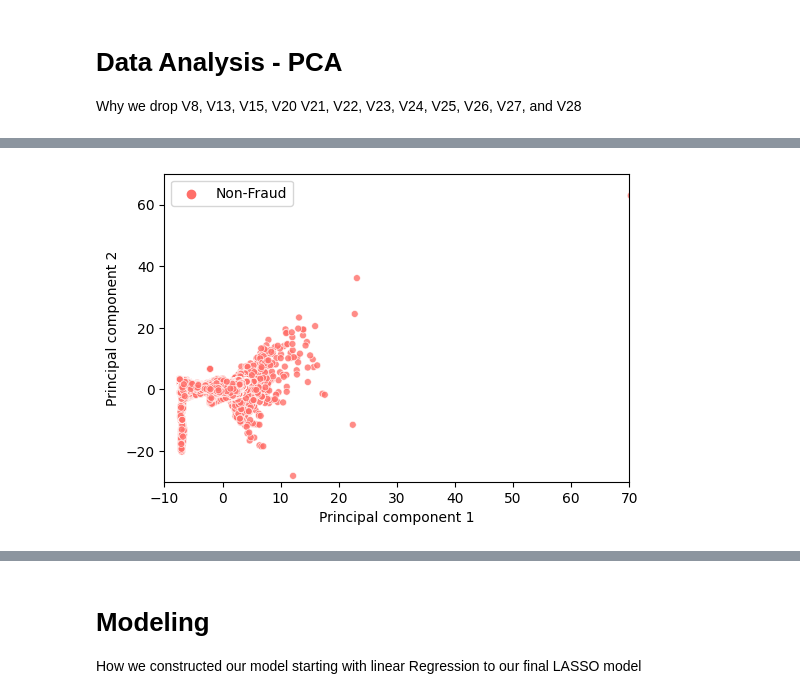
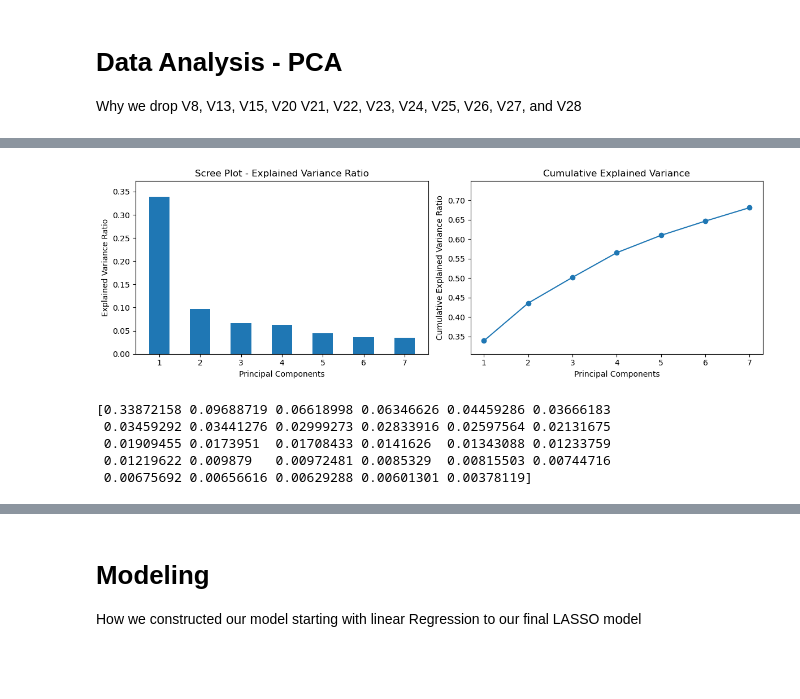
Before and after one commit to Branflakes333/Credit_card_fraud_code, a Jupyter notebook: MATH_596_Project_Brandon_Miner_Konnor_Payne.ipynb, the cells around one changed output, grey strips where cells are left out. Cells and saved outputs as stored; diff of their text form; code cells hidden in the pictures; blank space fills up the shorter version.

```diff
--- a/MATH_596_Project_Brandon_Miner_Konnor_Payne.ipynb
+++ b/MATH_596_Project_Brandon_Miner_Konnor_Payne.ipynb
@@ -63,3 +26,5 @@ target=['Class']
+# %%
+feature_names = ccf.features(df, target)
 # %% [markdown]
 # Data Analysis - Histogram of Amount
 
@@ -93,9 +41,3 @@ df.drop(['Amount'], axis=1, inplace = True)
 # Data Analysis - PCA
 
 Why we drop V8, V13, V15, V20 V21, V22, V23, V24, V25, V26, V27, and V28
-# %%
-feature_names = [
-    name
-    for name in df.columns
-    if name not in target
-]
@@ -198,34 +44,9 @@ plt.show()
-# %%
-# Plot scatter plot of transactions projected to the first two principal components
-
-# Handle plot layout
-fig = plt.figure(figsize=(6, 4))
-
-# Create a scatter plot using Seaborn
-ax = sns.scatterplot(
-    data=X_pca,
-    x='PC1',
-    y='PC2',
-    hue=df['Class'] \
-        .apply(lambda x: 'Fraud' if x == '1' else 'Non-Fraud') \
-        .reset_index(drop=True),
-    palette=['#FF6F69', '#608654'],
-    edgecolor='w',
-    linewidth=0.50,
-    s=25,
-    alpha=0.8,
-)
-
-# Set labels for axes
-ax.set_xlabel('Principal component 1')
-ax.set_ylabel('Principal component 2')
-ax.set_xlim(-10, 70)
-ax.set_ylim(-30, 70)
-
-# Add a legend
-ax.legend(title='', loc='upper left')
-
-# Display the plot
-plt.show()
-# %% [output]
-[figure, removed]
+# %%
+ccf.scree_plt(df, feature_names)
+# %% [output]
+[figure, added]
+[0.33872158 0.09688719 0.06618998 0.06346626 0.04459286 0.03666183
+ 0.03459292 0.03441276 0.02999273 0.02833916 0.02597564 0.02131675
+ 0.01909455 0.0173951  0.01708433 0.0141626  0.01343088 0.01233759
+ 0.01219622 0.009879   0.00972481 0.0085329  0.00815503 0.00744716
+ 0.00675692 0.00656616 0.00629288 0.00601301 0.00378119]
```
Also changed, not shown: parts of 20 cells of this notebook.
